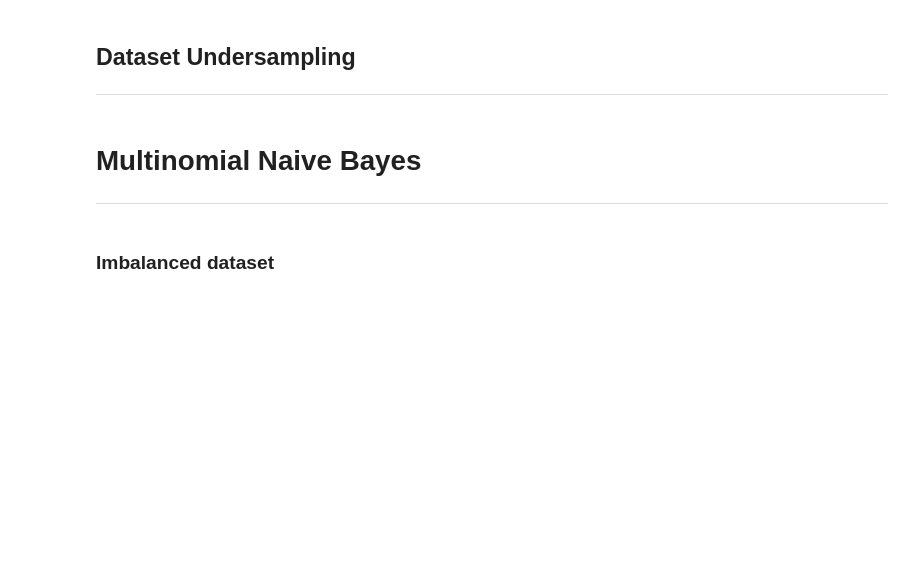
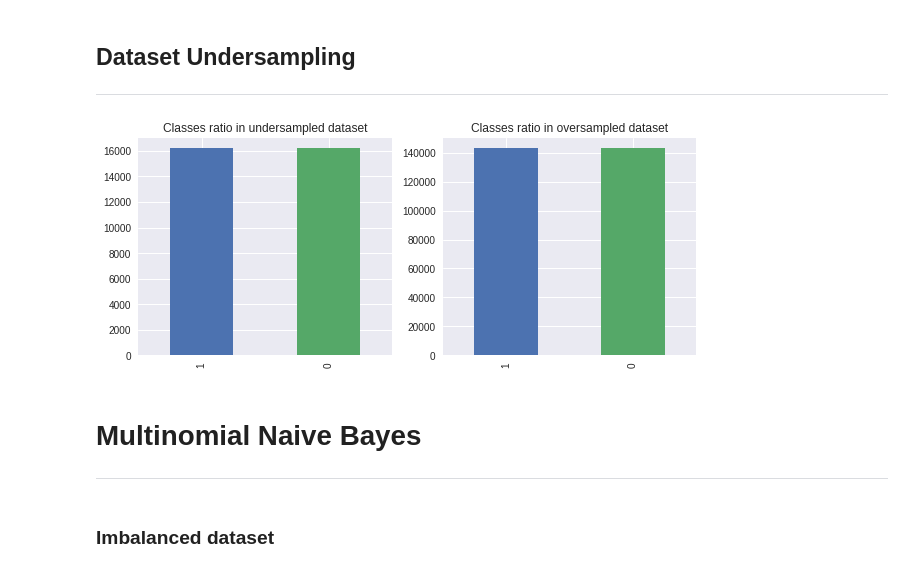
Before and after one commit to acheshkov/text-classification-tutorial, a Jupyter notebook: model/notebook.ipynb, the cells around one changed output. Drawn from its saved outputs; the diff is of its cells as text; code cells hidden in the pictures; blank space fills up the shorter version.

```diff
--- a/model/notebook.ipynb
+++ b/model/notebook.ipynb
@@ -80,53 +97,66 @@ df.head()
 
 ---
 # %%
+# undersampling
 indexies_class_0 = df[df.target == 0].index.tolist()
 indexies_class_1 = df[df.target == 1].index.tolist()
 random_indices_class_0 = np.random.choice(indexies_class_0, len(indexies_class_1), replace=False).tolist()
+df_balanced_under = df.loc[random_indices_class_0 + indexies_class_1]
 
-df_balanced = df.loc[random_indices_class_0 + indexies_class_1]
-df_other_class_0 = df.loc[~df.index.isin(random_indices_class_0 + indexies_class_1)]
-#df_balanced.groupby(['target']).agg({'target': 'count'})
+# oversampling
+df_class_0 = df[df.target == 0]
+df_class_1_over = df[df.target == 1].sample(len(df_class_0), replace=True)
+df_balanced_over = pd.concat([df_class_0, df_class_1_over], axis=0)
+
 
 df_train, df_test = train_test_split(df, shuffle=True, test_size=0.15)
-df_train_b, df_test_b = train_test_split(df_balanced, shuffle=True, test_size=0.15)
+df_train_under, df_test_under = train_test_split(df_balanced_under, shuffle=True, test_size=0.15)
+df_train_over, df_test_over = train_test_split(df_balanced_over, shuffle=True, test_size=0.15)
 
 X = df_train.comment_text.tolist()
 Y = df_train.target.tolist()
-Xb = df_train_b.comment_text.tolist()
-Yb = df_train_b.target.tolist()
+Xb = df_train_under.comment_text.tolist()
+Yb = df_train_under.target.tolist()
+Xo = df_train_over.comment_text.tolist()
+Yo = df_train_over.target.tolist()
 
 
+fig, axes = plt.subplots(ncols=2, figsize=(10, 4))
+df_balanced_under.target.value_counts().plot(kind='bar', title='Classes ratio in undersampled dataset', ax=axes[0])
+df_balanced_over.target.value_counts().plot(kind='bar', title='Classes ratio in oversampled dataset', ax=axes[1])
+
 def mk_clf_report(
-    pipeline,
-    parameters,
-    df_train,
-    df_test,
-    df_other_class_0=None
-  ):
+    pipeline: Pipeline,
+    parameters: Dict[str, Any],
+    df_train: pd.DataFrame,
+    df_test: pd.DataFrame,
+    df_other_class_0: pd.DataFrame=None
+):
 
   X = df_train.comment_text.tolist()
   Y = df_train.target.tolist()
 
   gs = GridSearchCV(pipeline, parameters, cv=5, iid=False, n_jobs=-1)
   gs = gs.fit(X, Y)
 
   # test
   predicted = gs.predict(df_test.comment_text.tolist())
   report = classification_report(
       y_true=df_test.target.tolist(),
       y_pred=predicted
   )
-  if df_other_class_0 is not None:
-    loss = loss_0_1(
-        gs,
-        df_other_class_0.comment_text.tolist(),
-        df_other_class_0.target.tolist()
-    )
-  else:
-    loss = None
+#   if df_other_class_0 is not None:
+#     loss = loss_0_1(
+#         gs,
+#         df_other_class_0.comment_text.tolist(),
+#         df_other_class_0.target.tolist()
+#     )
+#   else:
+#     loss = None
 
-  return gs, report, loss
+  return gs, report #, loss
+# %% [output]
+[figure, added]
 # %% [markdown]
 # Multinomial Naive Bayes
 
```
Also changed, not shown: parts of 22 cells of this notebook, 2 other files.
